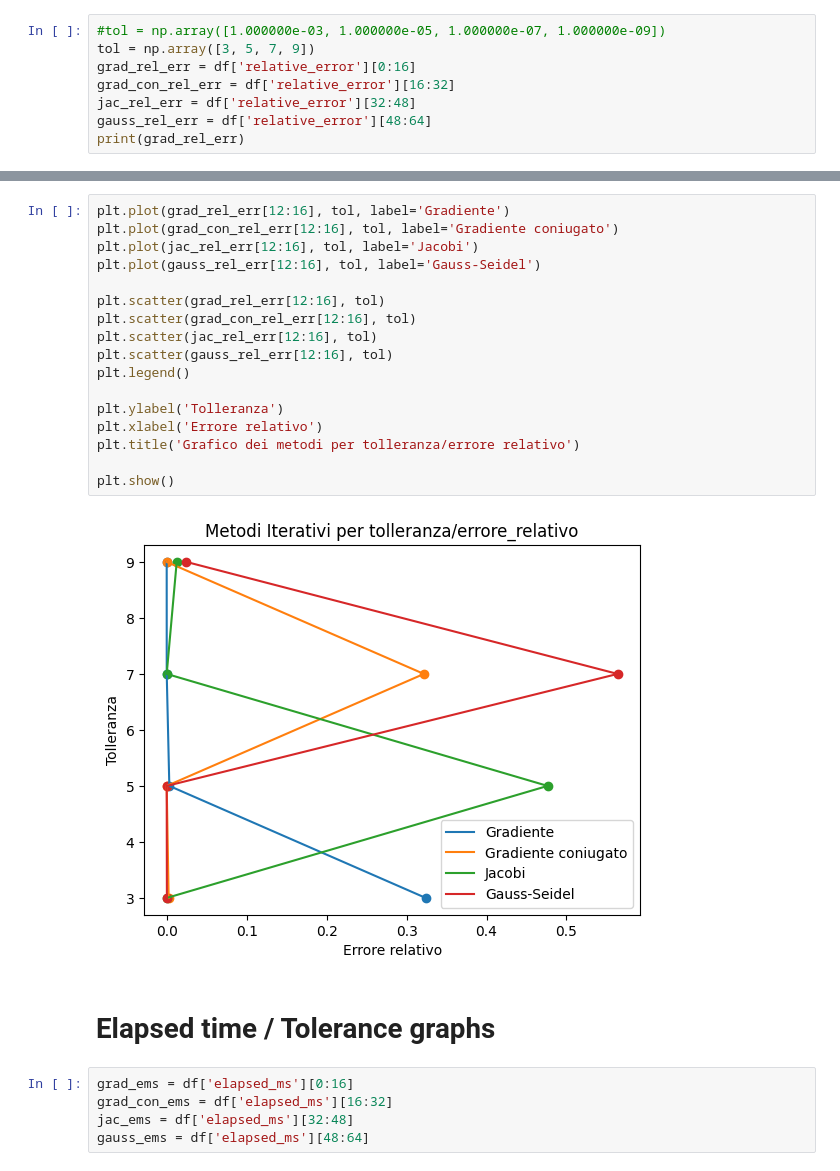
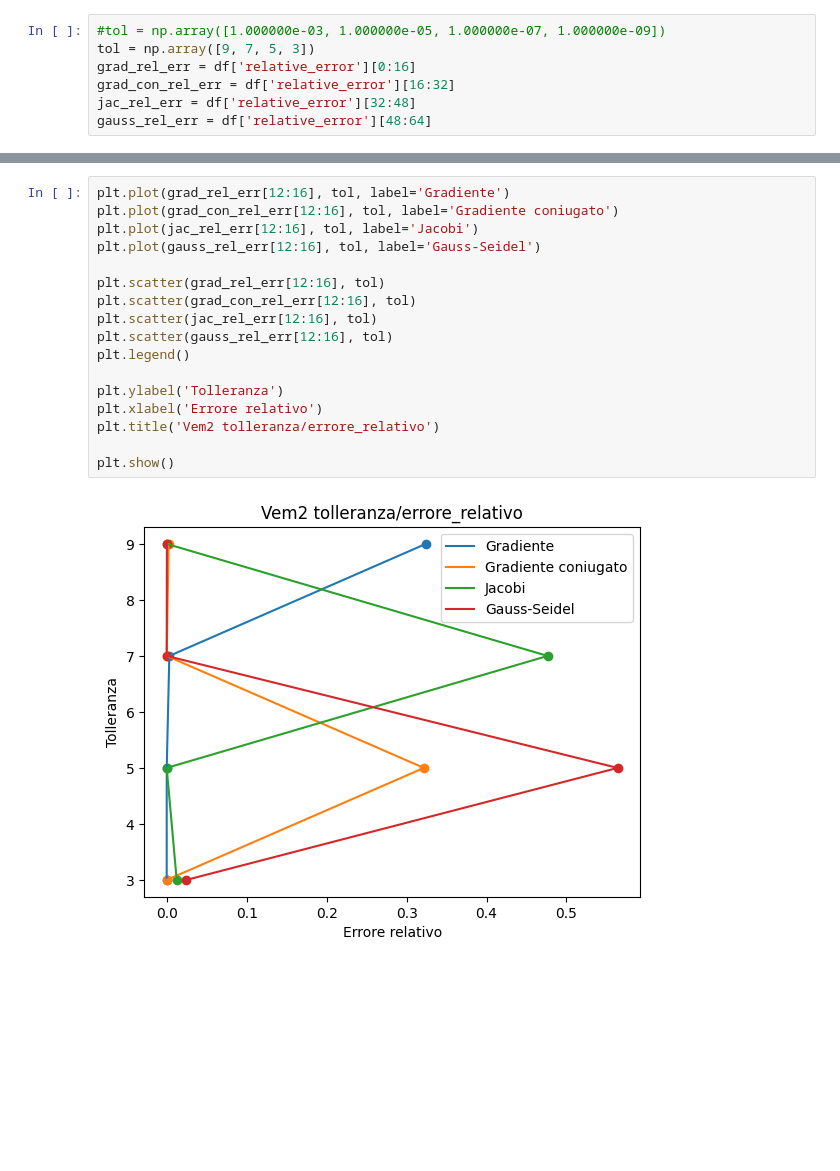
Before and after one commit to gabrielecanesi/iterative-solver, a Jupyter notebook: scripts/Graphs.ipynb, the cells around one changed output, grey strips where cells are left out. Saved outputs shown, nothing was run; the diff lists cells and outputs as text; blank space fills up the shorter version.

```diff
--- a/scripts/Graphs.ipynb
+++ b/scripts/Graphs.ipynb
@@ -28,8 +11,7 @@ print(df)
 # %%
 #tol = np.array([1.000000e-03, 1.000000e-05, 1.000000e-07, 1.000000e-09])
-tol = np.array([3, 5, 7, 9])
+tol = np.array([9, 7, 5, 3])
 grad_rel_err = df['relative_error'][0:16]
 grad_con_rel_err = df['relative_error'][16:32]
 jac_rel_err = df['relative_error'][32:48]
 gauss_rel_err = df['relative_error'][48:64]
-print(grad_rel_err)
@@ -115,26 +79,19 @@ plt.show()
 # %%
 plt.plot(grad_rel_err[12:16], tol, label='Gradiente')
 plt.plot(grad_con_rel_err[12:16], tol, label='Gradiente coniugato')
 plt.plot(jac_rel_err[12:16], tol, label='Jacobi')
 plt.plot(gauss_rel_err[12:16], tol, label='Gauss-Seidel')
 
 plt.scatter(grad_rel_err[12:16], tol)
 plt.scatter(grad_con_rel_err[12:16], tol)
 plt.scatter(jac_rel_err[12:16], tol)
 plt.scatter(gauss_rel_err[12:16], tol)
 plt.legend()
 
 plt.ylabel('Tolleranza')
 plt.xlabel('Errore relativo')
-plt.title('Grafico dei metodi per tolleranza/errore relativo')
+plt.title('Vem2 tolleranza/errore_relativo')
 
 plt.show()
 # %% [output]
-[figure, old version]
+[figure, new version]
-# %% [markdown]
-# Elapsed time / Tolerance graphs
-# %%
-grad_ems = df['elapsed_ms'][0:16]
-grad_con_ems = df['elapsed_ms'][16:32]
-jac_ems = df['elapsed_ms'][32:48]
-gauss_ems = df['elapsed_ms'][48:64]
```
Also changed, not shown: parts of 19 cells of this notebook.
